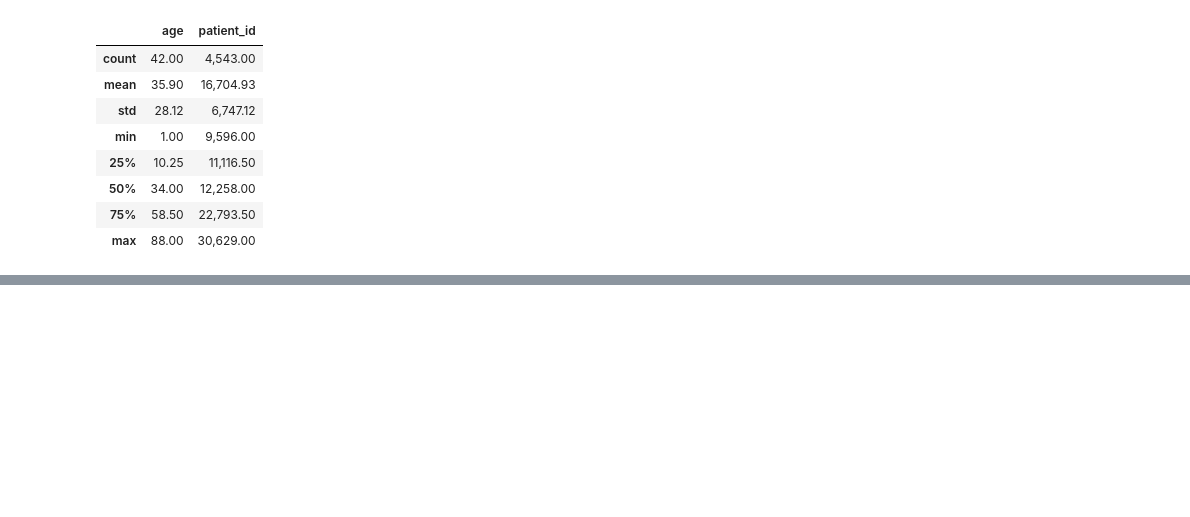
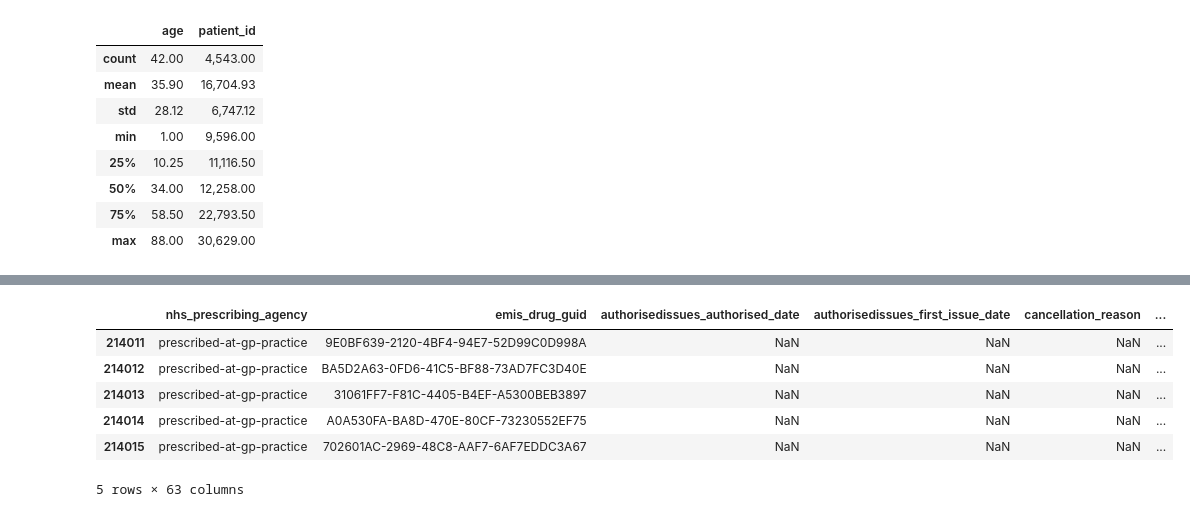
Before and after one commit to fola789/Emis-Assessment, a Jupyter notebook: EMIS.IPYNB, the cells around one changed output, grey strips where cells are left out. Cells and saved outputs as stored; diff of their text form; code cells hidden in the pictures; blank space fills up the shorter version.

```diff
--- a/EMIS.IPYNB
+++ b/EMIS.IPYNB
@@ -115,0 +179,22 @@ patientFix.describe().applymap('{:,.2f}'.format) # Convert to 2 decimal places
+# %%
+# Lock the columns to 63
+medication = medication.iloc[:, :63]
+columns = list(medication.columns)
+# Define a function to read and append csv files with no headers
+def append_csv(file_path):
+    df = pd.read_csv(file_path, header=None, engine='python')
+    df = df.replace(np.nan, 'placeholder') # Replace all empty values with placeholder
+    df = df.iloc[:, :63] # Lock the columns to 63
+    df.columns = medication.columns # Set the same column names as the first dataframe
+    return df
+
+columns = list(medication.columns)
+
+# Append the remaining csv files
+for i in range(2, 16):
+    file_path = 'data/medication/medication_{}.csv'.format(i)
+    temp = pd.read_csv(file_path, header=None, names=columns)
+    medication = medication.append(temp, ignore_index=True)
+
+# Reset the index of the final dataframe
+medication = medication.reset_index(drop=True)
@@ -115,0 +221,10 @@ patientFix.describe().applymap('{:,.2f}'.format) # Convert to 2 decimal places
+# %%
+medication.tail()
+# %% [output]
+|  | nhs_prescribing_agency | emis_drug_guid | authorisedissues_authorised_date | authorisedissues_first_issue_date | cancellation_reason | ... |
+| 214011 | prescribed-at-gp-practice | 9E0BF639-2120-4BF4-94E7-52D99C0D998A | NaN | NaN | NaN | ... |
+| 214012 | prescribed-at-gp-practice | BA5D2A63-0FD6-41C5-BF88-73AD7FC3D40E | NaN | NaN | NaN | ... |
+| 214013 | prescribed-at-gp-practice | 31061FF7-F81C-4405-B4EF-A5300BEB3897 | NaN | NaN | NaN | ... |
+| 214014 | prescribed-at-gp-practice | A0A530FA-BA8D-470E-80CF-73230552EF75 | NaN | NaN | NaN | ... |
+| 214015 | prescribed-at-gp-practice | 702601AC-2969-48C8-AAF7-6AF7EDDC3A67 | NaN | NaN | NaN | ... |
+5 rows × 63 columns
```
Also changed, not shown: parts of 20 cells of this notebook.
